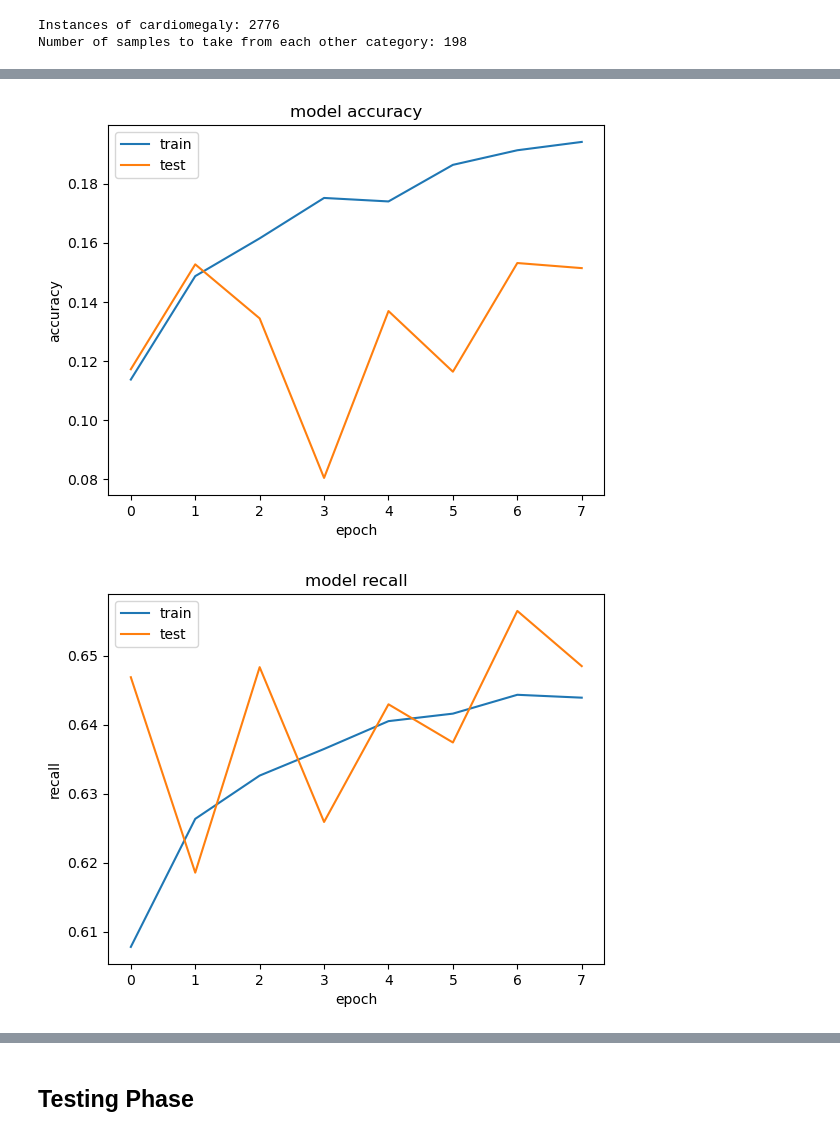
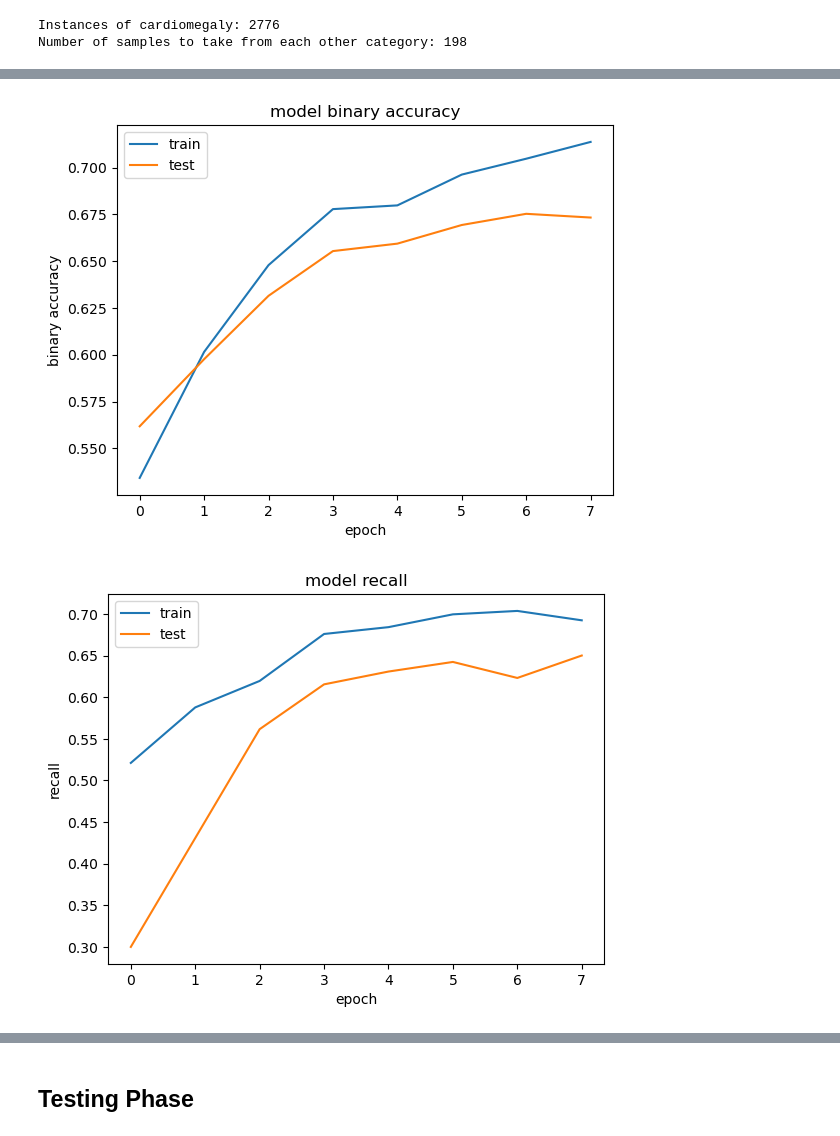
Before and after one commit to rachelwoodside/csci4155-chest-xray-model, a Jupyter notebook: cardiomegaly_only.ipynb, the cells around one changed output, grey strips where cells are left out. Cells and saved outputs as stored; diff of their text form; code cells hidden in the pictures.

Commit message:
Cardiomegaly only VGG19 test run

```diff
--- a/cardiomegaly_only.ipynb
+++ b/cardiomegaly_only.ipynb
@@ -282,8 +317,9 @@ dataEntry_test = test_without_leakage
 # %%
-num_labels = len(uniqueLabels)
+# Define model training parameters
+num_labels = 1
 batch_size = 32
-
-X_train, X_valid = train_test_split(dataEntry_train, test_size=0.2, random_state=101)
+# %%
+X_train, X_valid = train_test_split(cardiomegaly_data_train, test_size=0.2, random_state=101)
 # %%
 class ChestImagesDataset(tf.keras.utils.Sequence):
     def __init__(self, df, input_folder, batch_size = 32, transform = None, training = True, shuffle = True):
@@ -308,7 +344,7 @@ class ChestImagesDataset(tf.keras.utils.Sequence):
 
         for filename in batch["Image Index"]:
             path = glob.glob(self.input_folder + "*/*/" + filename)[0]
-            image = Image.open(path).convert('RGB')
+            image = PIL.Image.open(path).convert('RGB')
             image = np.array(image)
 
             image = tf.image.resize(image, size=(224,224))
@@ -319,7 +355,7 @@ class ChestImagesDataset(tf.keras.utils.Sequence):
         images = np.array(images)
 
         if self.training:
-            return images, np.array(batch[uniqueLabels].values)
+            return images, np.array(batch["Cardiomegaly"].values)
         else:
             return images
 
@@ -432,16 +365,13 @@ sns.barplot(x="Class", y="Value", hue="Label" ,data=data);
 # %%
-def create_efficientB_model(cross_entropy_loss):
-
+def create_VGG19_model():
     inputs = Input(shape=(224, 224, 3))
-    #model = EfficientNetB0(input_tensor=inputs, weights='imagenet', include_top=False)
-    model = tf.keras.applications.ResNet50V2(
+    model = tf.keras.applications.VGG19(
         include_top=False,
         weights="imagenet",
         input_tensor=inputs,
         pooling=None,
-        classifier_activation="softmax"
+        classifier_activation="sigmoid"
     )
-
     model.trainable = False # Freeze the layer
 
     # Rebuild top
@@ -452,21 +382,21 @@ def create_efficientB_model(cross_entropy_loss):
     outputs = Dense(num_labels, activation="sigmoid", name="pred")(x)
 
     # Compile
-    model = tf.keras.Model(inputs, outputs, name="EfficientNet")
+    model = tf.keras.Model(inputs, outputs, name="VGG19")
 
     # Note : Possibility to assign a learning rate.
     model.compile(optimizer=Adam(),
-                  loss = cross_entropy_loss.loss,
+                  loss = tf.keras.losses.BinaryCrossentropy(),
                   metrics=[
-        'accuracy',
+        tf.keras.metrics.BinaryAccuracy(),
         tf.keras.metrics.Recall(),
         tfa.metrics.F1Score(num_classes = num_labels, threshold=0.5),
-        tf.keras.metrics.AUC(multi_label = True)
+        tf.keras.metrics.AUC()
     ])
 
     return model
 
-model = create_efficientB_model(cross_entropy_loss)
+model = create_VGG19_model()
 # %%
 history = model.fit(train_generator, validation_data=valid_generator, epochs=8, batch_size=batch_size)
 # %% [output]
@@ -506,17 +436,17 @@ plt.show()
 # %%
-plt.plot(history.history['accuracy'])
-plt.plot(history.history['val_accuracy'])
+plt.plot(history.history['binary_accuracy'])
+plt.plot(history.history['val_binary_accuracy'])
 
-plt.title('model accuracy')
-plt.ylabel('accuracy')
+plt.title('model binary accuracy')
+plt.ylabel('binary accuracy')
 plt.xlabel('epoch')
 plt.legend(['train', 'test'], loc='upper left')
 plt.show()
 # %% [output]
-[figure, old version]
+[figure, new version]
 # %%
-plt.plot(history.history['recall_1'])
-plt.plot(history.history['val_recall_1'])
+plt.plot(history.history['recall_4'])
+plt.plot(history.history['val_recall_4'])
 
 plt.title('model recall')
 plt.ylabel('recall')
@@ -524,7 +454,7 @@ plt.xlabel('epoch')
 plt.legend(['train', 'test'], loc='upper left')
 plt.show()
 # %% [output]
-[figure, old version]
+[figure, new version]
 # %%
 plt.plot(history.history['f1_score'])
 plt.plot(history.history['val_f1_score'])
```
Also changed, not shown: parts of 24 cells of this notebook, 5 other files.
